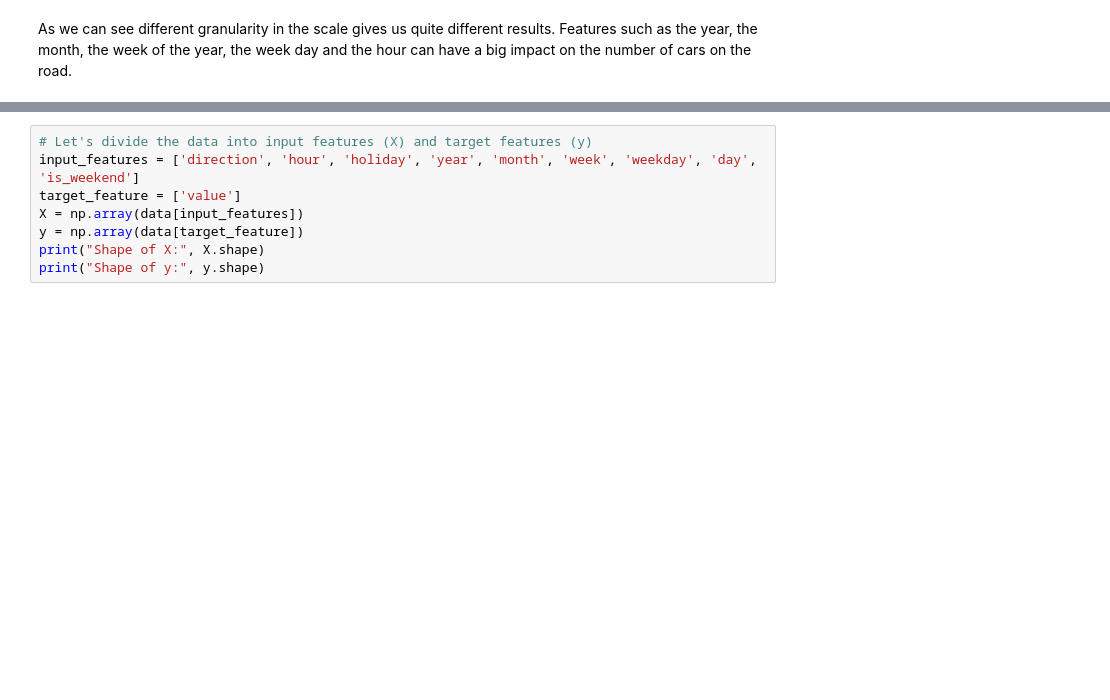
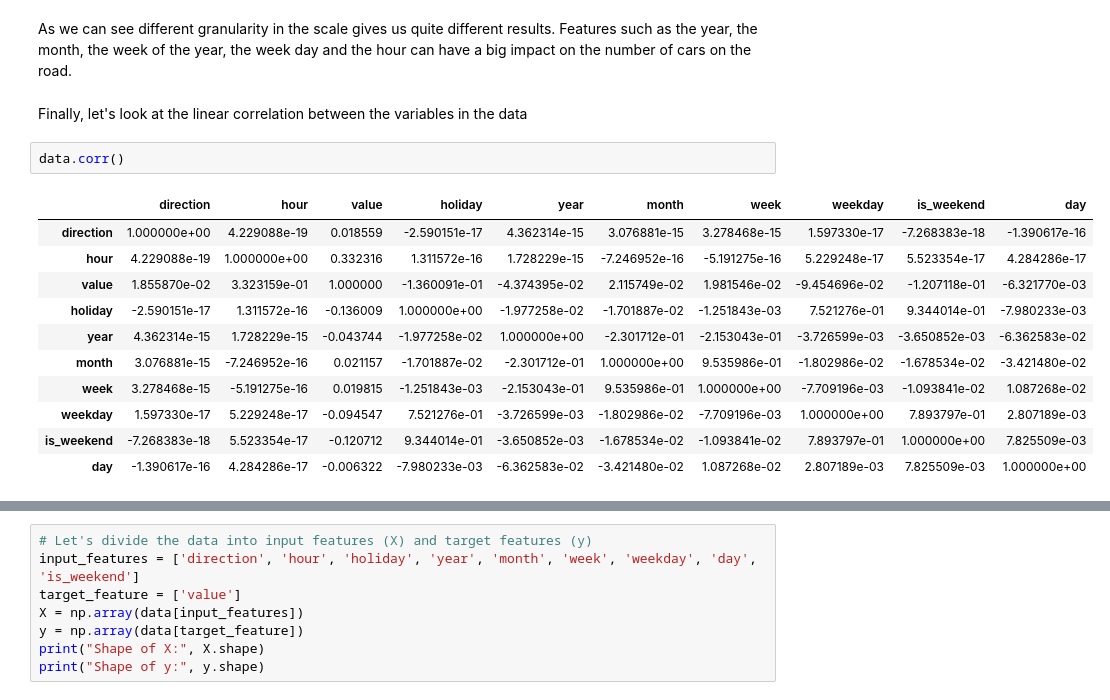
Before and after one commit to albertonietos/helsinki-traffic-prediction, a Jupyter notebook: model-building/ML_traffic_monitoring.ipynb, the cells around one changed output, grey strips where cells are left out. Cells and saved outputs as stored; diff of their text form; blank space fills up the shorter version.

```diff
--- a/model-building/ML_traffic_monitoring.ipynb
+++ b/model-building/ML_traffic_monitoring.ipynb
@@ -164,2 +160,18 @@ Text(0.5, 1.0, 'Hour')
 # %% [markdown]
 As we can see different granularity in the scale gives us quite different results. Features such as the year, the month, the week of the year, the week day and the hour can have a big impact on the number of cars on the road.
+# %% [markdown]
+Finally, let's look at the linear correlation between the variables in the data
+# %%
+data.corr()
+# %% [output]
+|  | direction | hour | value | holiday | year | month | week | weekday | is_weekend | day |
+| direction | 1.000000e+00 | 4.229088e-19 | 0.018559 | -2.590151e-17 | 4.362314e-15 | 3.076881e-15 | 3.278468e-15 | 1.597330e-17 | -7.268383e-18 | -1.390617e-16 |
+| hour | 4.229088e-19 | 1.000000e+00 | 0.332316 | 1.311572e-16 | 1.728229e-15 | -7.246952e-16 | -5.191275e-16 | 5.229248e-17 | 5.523354e-17 | 4.284286e-17 |
+| value | 1.855870e-02 | 3.323159e-01 | 1.000000 | -1.360091e-01 | -4.374395e-02 | 2.115749e-02 | 1.981546e-02 | -9.454696e-02 | -1.207118e-01 | -6.321770e-03 |
+| holiday | -2.590151e-17 | 1.311572e-16 | -0.136009 | 1.000000e+00 | -1.977258e-02 | -1.701887e-02 | -1.251843e-03 | 7.521276e-01 | 9.344014e-01 | -7.980233e-03 |
+| year | 4.362314e-15 | 1.728229e-15 | -0.043744 | -1.977258e-02 | 1.000000e+00 | -2.301712e-01 | -2.153043e-01 | -3.726599e-03 | -3.650852e-03 | -6.362583e-02 |
+| month | 3.076881e-15 | -7.246952e-16 | 0.021157 | -1.701887e-02 | -2.301712e-01 | 1.000000e+00 | 9.535986e-01 | -1.802986e-02 | -1.678534e-02 | -3.421480e-02 |
+| week | 3.278468e-15 | -5.191275e-16 | 0.019815 | -1.251843e-03 | -2.153043e-01 | 9.535986e-01 | 1.000000e+00 | -7.709196e-03 | -1.093841e-02 | 1.087268e-02 |
+| weekday | 1.597330e-17 | 5.229248e-17 | -0.094547 | 7.521276e-01 | -3.726599e-03 | -1.802986e-02 | -7.709196e-03 | 1.000000e+00 | 7.893797e-01 | 2.807189e-03 |
+| is_weekend | -7.268383e-18 | 5.523354e-17 | -0.120712 | 9.344014e-01 | -3.650852e-03 | -1.678534e-02 | -1.093841e-02 | 7.893797e-01 | 1.000000e+00 | 7.825509e-03 |
+| day | -1.390617e-16 | 4.284286e-17 | -0.006322 | -7.980233e-03 | -6.362583e-02 | -3.421480e-02 | 1.087268e-02 | 2.807189e-03 | 7.825509e-03 | 1.000000e+00 |
```
Also changed, not shown: parts of 26 cells of this notebook, 1 other file.
